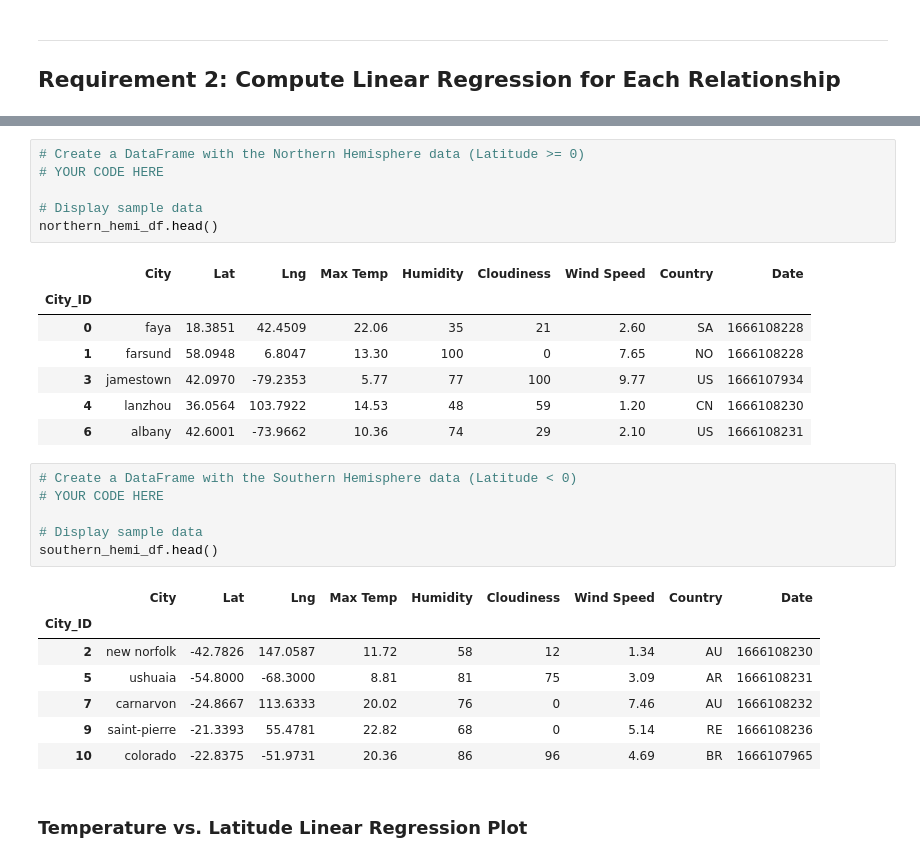
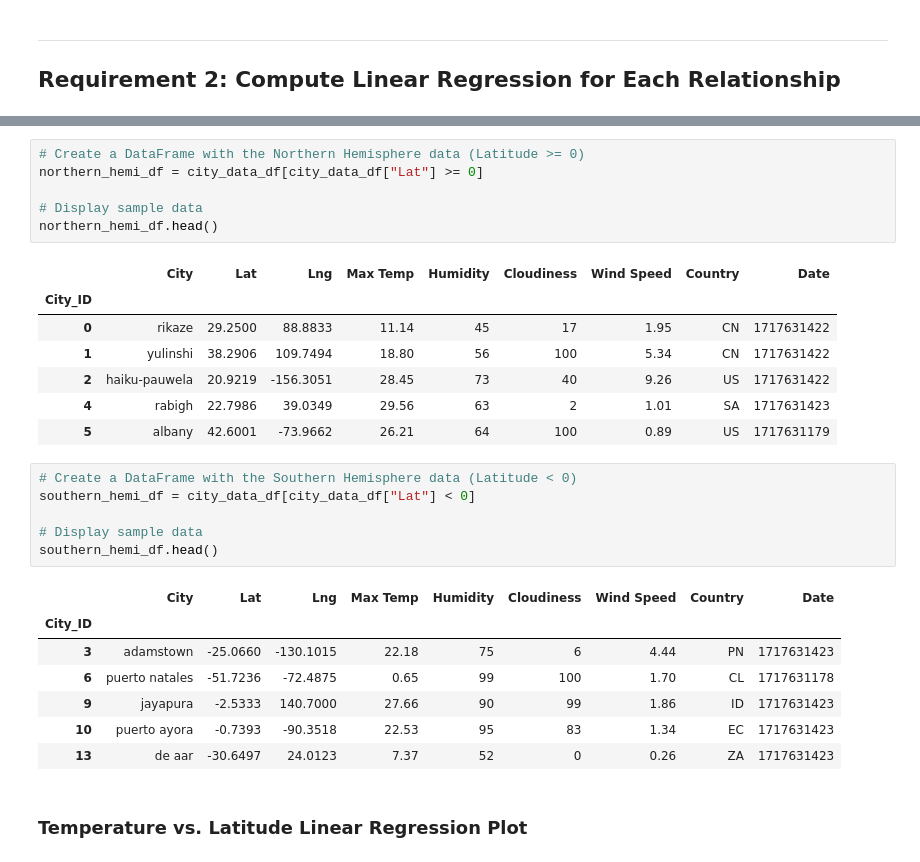
Before and after one commit to redpandata19/python-api-challenge, a Jupyter notebook: WeatherPy/WeatherPy.ipynb, the cells around one changed output, grey strips where cells are left out. Drawn from its saved outputs; the diff is of its cells as text.

```diff
--- a/WeatherPy/WeatherPy.ipynb
+++ b/WeatherPy/WeatherPy.ipynb
@@ -262,30 +292,30 @@ plt.show()
 # %%
 # Create a DataFrame with the Northern Hemisphere data (Latitude >= 0)
-# YOUR CODE HERE
+northern_hemi_df = city_data_df[city_data_df["Lat"] >= 0]
 
 # Display sample data
 northern_hemi_df.head()
 # %% [output]
 |  | City | Lat | Lng | Max Temp | Humidity | Cloudiness | Wind Speed | Country | Date |
 | City_ID |  |  |  |  |  |  |  |  |  |
-| 0 | faya | 18.3851 | 42.4509 | 22.06 | 35 | 21 | 2.60 | SA | 1666108228 |
-| 1 | farsund | 58.0948 | 6.8047 | 13.30 | 100 | 0 | 7.65 | NO | 1666108228 |
-| 3 | jamestown | 42.0970 | -79.2353 | 5.77 | 77 | 100 | 9.77 | US | 1666107934 |
-| 4 | lanzhou | 36.0564 | 103.7922 | 14.53 | 48 | 59 | 1.20 | CN | 1666108230 |
-| 6 | albany | 42.6001 | -73.9662 | 10.36 | 74 | 29 | 2.10 | US | 1666108231 |
+| 0 | rikaze | 29.2500 | 88.8833 | 11.14 | 45 | 17 | 1.95 | CN | 1717631422 |
+| 1 | yulinshi | 38.2906 | 109.7494 | 18.80 | 56 | 100 | 5.34 | CN | 1717631422 |
+| 2 | haiku-pauwela | 20.9219 | -156.3051 | 28.45 | 73 | 40 | 9.26 | US | 1717631422 |
+| 4 | rabigh | 22.7986 | 39.0349 | 29.56 | 63 | 2 | 1.01 | SA | 1717631423 |
+| 5 | albany | 42.6001 | -73.9662 | 26.21 | 64 | 100 | 0.89 | US | 1717631179 |
 # %%
 # Create a DataFrame with the Southern Hemisphere data (Latitude < 0)
-# YOUR CODE HERE
+southern_hemi_df = city_data_df[city_data_df["Lat"] < 0]
 
 # Display sample data
 southern_hemi_df.head()
 # %% [output]
 |  | City | Lat | Lng | Max Temp | Humidity | Cloudiness | Wind Speed | Country | Date |
 | City_ID |  |  |  |  |  |  |  |  |  |
-| 2 | new norfolk | -42.7826 | 147.0587 | 11.72 | 58 | 12 | 1.34 | AU | 1666108230 |
-| 5 | ushuaia | -54.8000 | -68.3000 | 8.81 | 81 | 75 | 3.09 | AR | 1666108231 |
-| 7 | carnarvon | -24.8667 | 113.6333 | 20.02 | 76 | 0 | 7.46 | AU | 1666108232 |
-| 9 | saint-pierre | -21.3393 | 55.4781 | 22.82 | 68 | 0 | 5.14 | RE | 1666108236 |
-| 10 | colorado | -22.8375 | -51.9731 | 20.36 | 86 | 96 | 4.69 | BR | 1666107965 |
+| 3 | adamstown | -25.0660 | -130.1015 | 22.18 | 75 | 6 | 4.44 | PN | 1717631423 |
+| 6 | puerto natales | -51.7236 | -72.4875 | 0.65 | 99 | 100 | 1.70 | CL | 1717631178 |
+| 9 | jayapura | -2.5333 | 140.7000 | 27.66 | 90 | 99 | 1.86 | ID | 1717631423 |
+| 10 | puerto ayora | -0.7393 | -90.3518 | 22.53 | 95 | 83 | 1.34 | EC | 1717631423 |
+| 13 | de aar | -30.6497 | 24.0123 | 7.37 | 52 | 0 | 0.26 | ZA | 1717631423 |
 # %% [markdown]
 ###  Temperature vs. Latitude Linear Regression Plot
```
Also changed, not shown: parts of 21 cells of this notebook, 12 other files.
